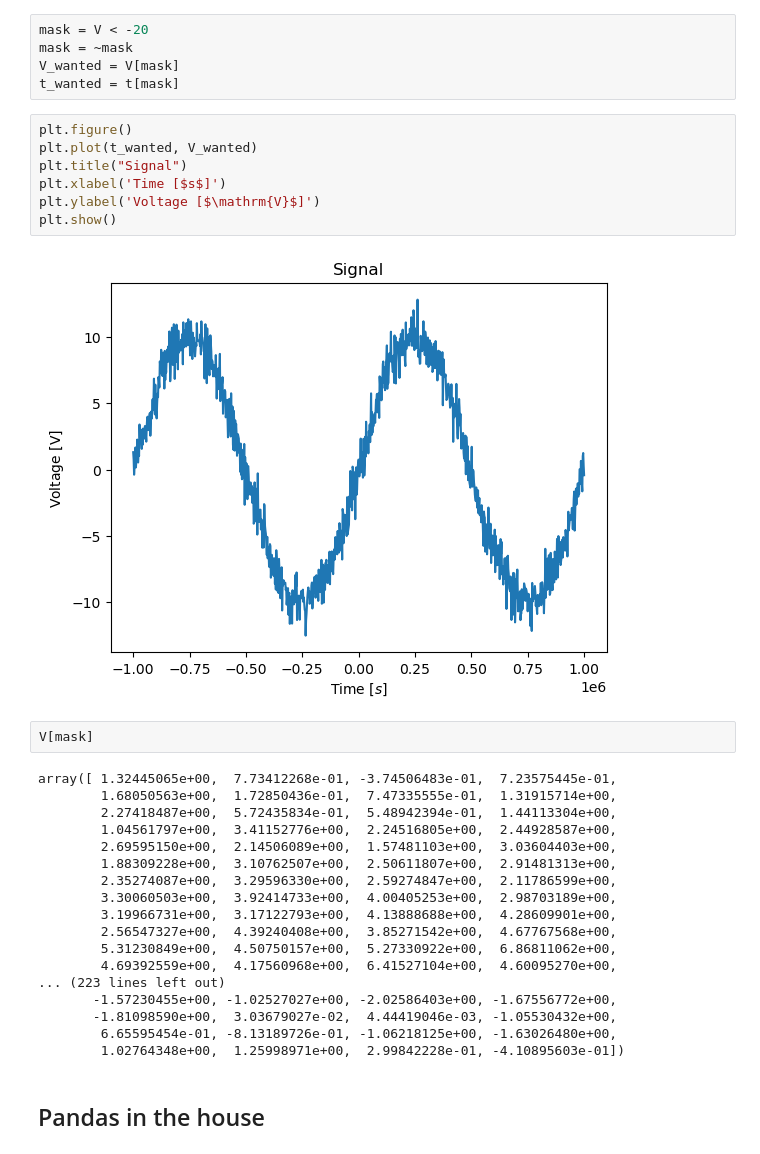
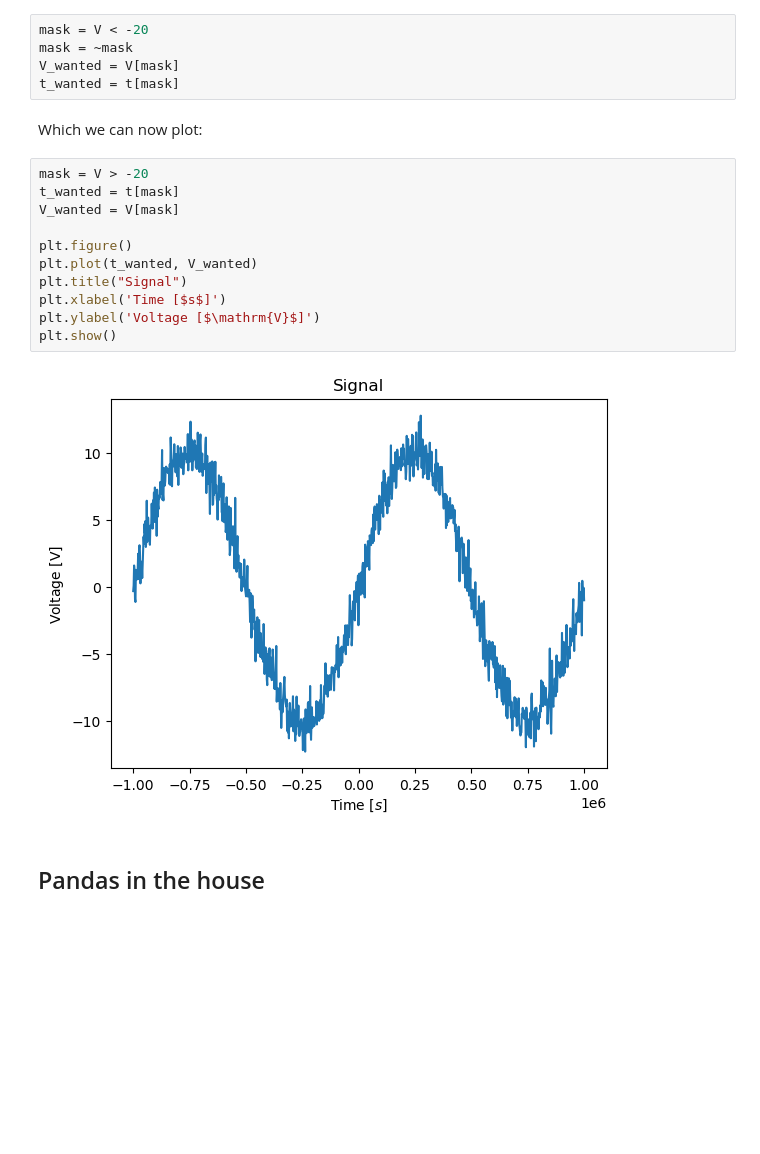
Before and after one commit to UTAS-physics/KYA211, a Jupyter notebook: Content/02 - Data processing.ipynb, the cells around one changed output. Cells and saved outputs as stored; diff of their text form; blank space fills up the shorter version.

```diff
--- a/Content/02 - Data processing.ipynb
+++ b/Content/02 - Data processing.ipynb
@@ -358,35 +569,21 @@ mask = V < -20
 mask = ~mask
 V_wanted = V[mask]
 t_wanted = t[mask]
+# %% [markdown]
+Which we can now plot:
 # %%
+mask = V > -20
+t_wanted = t[mask]
+V_wanted = V[mask]
+
 plt.figure()
 plt.plot(t_wanted, V_wanted)
 plt.title("Signal")
 plt.xlabel('Time [$s$]')
 plt.ylabel('Voltage [$\mathrm{V}$]')
 plt.show()
 # %% [output]
-[figure, old version]
+[figure, new version]
-# %%
-V[mask]
-# %% [output]
-array([ 1.32445065e+00,  7.73412268e-01, -3.74506483e-01,  7.23575445e-01,
-        1.68050563e+00,  1.72850436e-01,  7.47335555e-01,  1.31915714e+00,
-        2.27418487e+00,  5.72435834e-01,  5.48942394e-01,  1.44113304e+00,
-        1.04561797e+00,  3.41152776e+00,  2.24516805e+00,  2.44928587e+00,
-        2.69595150e+00,  2.14506089e+00,  1.57481103e+00,  3.03604403e+00,
-        1.88309228e+00,  3.10762507e+00,  2.50611807e+00,  2.91481313e+00,
-        2.35274087e+00,  3.29596330e+00,  2.59274847e+00,  2.11786599e+00,
-        3.30060503e+00,  3.92414733e+00,  4.00405253e+00,  2.98703189e+00,
-        3.19966731e+00,  3.17122793e+00,  4.13888688e+00,  4.28609901e+00,
-        2.56547327e+00,  4.39240408e+00,  3.85271542e+00,  4.67767568e+00,
-        5.31230849e+00,  4.50750157e+00,  5.27330922e+00,  6.86811062e+00,
-        4.69392559e+00,  4.17560968e+00,  6.41527104e+00,  4.60095270e+00,
-... (223 lines left out)
-       -1.57230455e+00, -1.02527027e+00, -2.02586403e+00, -1.67556772e+00,
-       -1.81098590e+00,  3.03679027e-02,  4.44419046e-03, -1.05530432e+00,
-        6.65595454e-01, -8.13189726e-01, -1.06218125e+00, -1.63026480e+00,
-        1.02764348e+00,  1.25998971e+00,  2.99842228e-01, -4.10895603e-01])
 # %% [markdown]
 ## Pandas in the house
 # %% [markdown]
```
Also changed, not shown: parts of 49 cells of this notebook, 6 other files.
